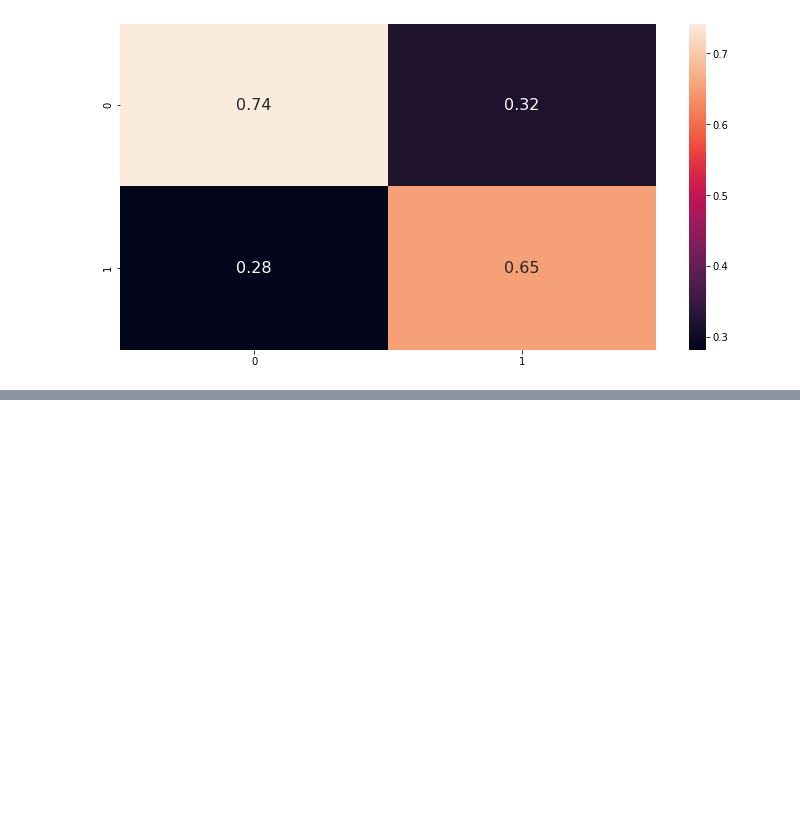
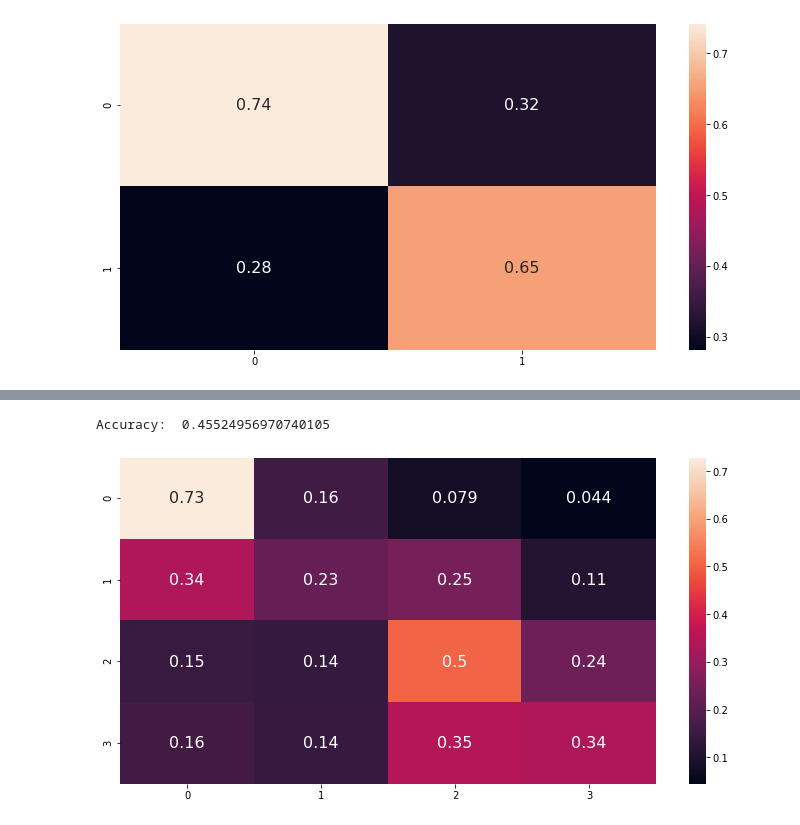
Before and after one commit to edie-zhou/data_lab_f1, a Jupyter notebook: F1.ipynb, the cells around one changed output, grey strips where cells are left out. Cells and saved outputs as stored; diff of their text form; code cells hidden in the pictures; blank space fills up the shorter version.

```diff
--- a/F1.ipynb
+++ b/F1.ipynb
@@ -713,0 +769,23 @@ Accuracy:  0.5661914460285132
+# %%
+# create x, y dfs
+target = df_downsampled['actual_result']
+drop_col = ['actual_result']
+features = df_downsampled.drop(drop_col, axis=1)
+
+# Create train/test splits
+x_train, x_test, y_train, y_test = train_test_split(features, target,
+        test_size=0.25, random_state=42)
+
+# Train xgbclassifier
+model_type = 'gbtree'
+model_xgb = xgb.XGBClassifier(booster=model_type)
+model_xgb.fit(x_train, y_train)
+y_pred = model_xgb.predict(x_test)
+matrix = confusion_matrix(y_test, y_pred)
+matrix = matrix / matrix.astype(np.float).sum(axis=1)
+ax = sns.heatmap(matrix, annot=True, annot_kws={"size": 16})
+print('Accuracy: ', accuracy_score(y_test, y_pred))
+plt.show()
+# %% [output]
+Accuracy:  0.45524956970740105
+[figure, added]
```
Also changed, not shown: parts of 3 cells of this notebook.
